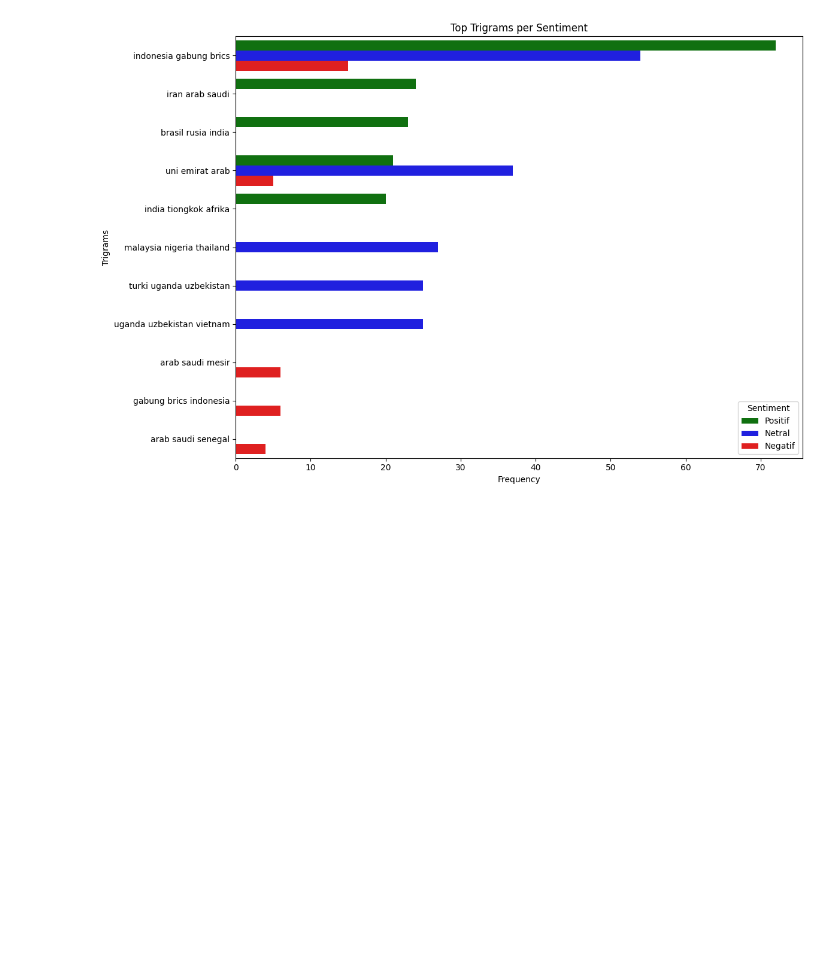
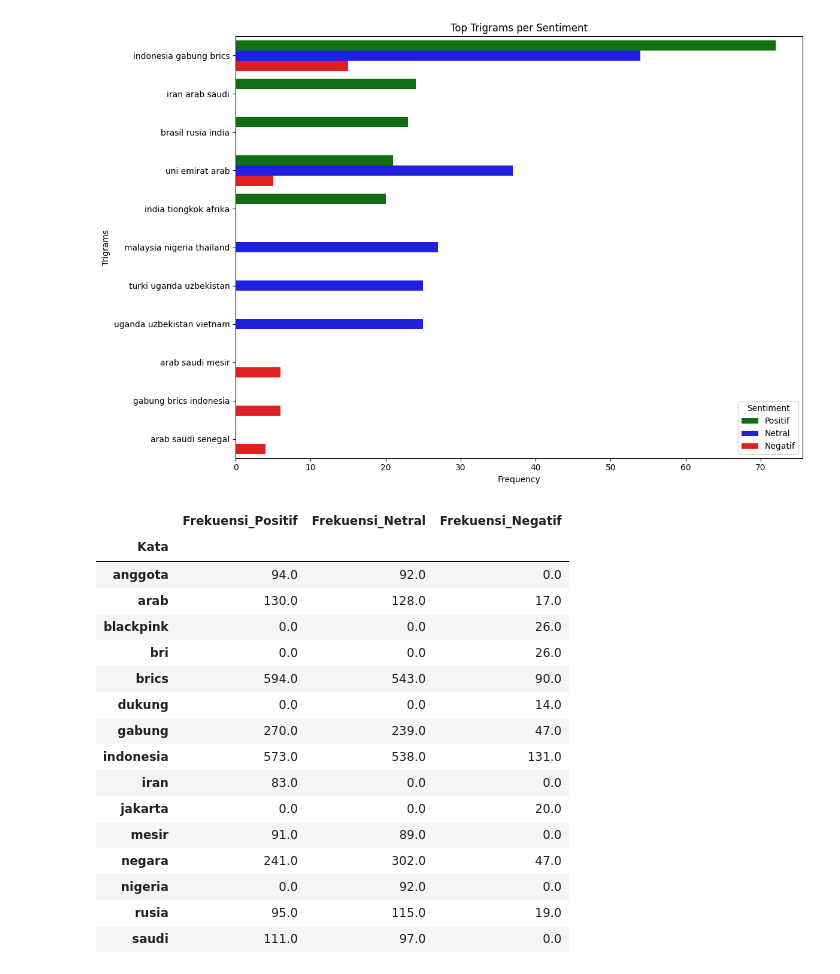
Before and after one commit to Azuredeer/sentiment_analysis_brics, a Jupyter notebook: cleaning_data.ipynb, the cells around one changed output. Cells and saved outputs as stored; diff of their text form; code cells hidden in the pictures; blank space fills up the shorter version.

```diff
--- a/cleaning_data.ipynb
+++ b/cleaning_data.ipynb
@@ -824,3 +824,53 @@ plt.tight_layout()
 plt.show()
 # %% [output]
 [figure]
+# %%
+def get_word_frequency(data, sentimen, top_n=10):
+    # Filter data berdasarkan sentimen
+    sentimen_data = data[data['sentimen'] == sentimen]
+
+    # Inisialisasi CountVectorizer untuk menghitung frekuensi kata
+    vectorizer = CountVectorizer()
+    word_matrix = vectorizer.fit_transform(sentimen_data['stemming_text'])
+
+    # Mendapatkan kata dan frekuensi
+    words = vectorizer.get_feature_names_out()
+    freqs = word_matrix.sum(axis=0).A1
+    words_freq = dict(zip(words, freqs))
+
+    # Mengurutkan kata berdasarkan frekuensi dan mengambil top-n kata
+    sorted_word_freq = sorted(words_freq.items(), key=lambda x: x[1], reverse=True)[:top_n]
+    return dict(sorted_word_freq)
+
+# Mendapatkan top kata untuk setiap sentimen
+top_words_positif = get_word_frequency(data, 'Positif')
+top_words_netral = get_word_frequency(data, 'Netral')
+top_words_negatif = get_word_frequency(data, 'Negatif')
+
+# Membuat DataFrame untuk setiap sentimen dan menggabungkannya
+df_positif = pd.DataFrame(list(top_words_positif.items()), columns=['Kata', 'Frekuensi_Positif']).set_index('Kata')
+df_netral = pd.DataFrame(list(top_words_netral.items()), columns=['Kata', 'Frekuensi_Netral']).set_index('Kata')
+df_negatif = pd.DataFrame(list(top_words_negatif.items()), columns=['Kata', 'Frekuensi_Negatif']).set_index('Kata')
+
+# Menggabungkan DataFrame berdasarkan indeks (kata)
+df_combined = df_positif.join(df_netral, how='outer').join(df_negatif, how='outer').fillna(0)
+
+df_combined
+# %% [output]
+|  | Frekuensi_Positif | Frekuensi_Netral | Frekuensi_Negatif |
+| Kata |  |  |  |
+| anggota | 94.0 | 92.0 | 0.0 |
+| arab | 130.0 | 128.0 | 17.0 |
+| blackpink | 0.0 | 0.0 | 26.0 |
+| bri | 0.0 | 0.0 | 26.0 |
+| brics | 594.0 | 543.0 | 90.0 |
+| dukung | 0.0 | 0.0 | 14.0 |
+| gabung | 270.0 | 239.0 | 47.0 |
+| indonesia | 573.0 | 538.0 | 131.0 |
+| iran | 83.0 | 0.0 | 0.0 |
+| jakarta | 0.0 | 0.0 | 20.0 |
+| mesir | 91.0 | 89.0 | 0.0 |
+| negara | 241.0 | 302.0 | 47.0 |
+| nigeria | 0.0 | 92.0 | 0.0 |
+| rusia | 95.0 | 115.0 | 19.0 |
+| saudi | 111.0 | 97.0 | 0.0 |
```
Also changed, not shown: parts of 3 cells of this notebook.
